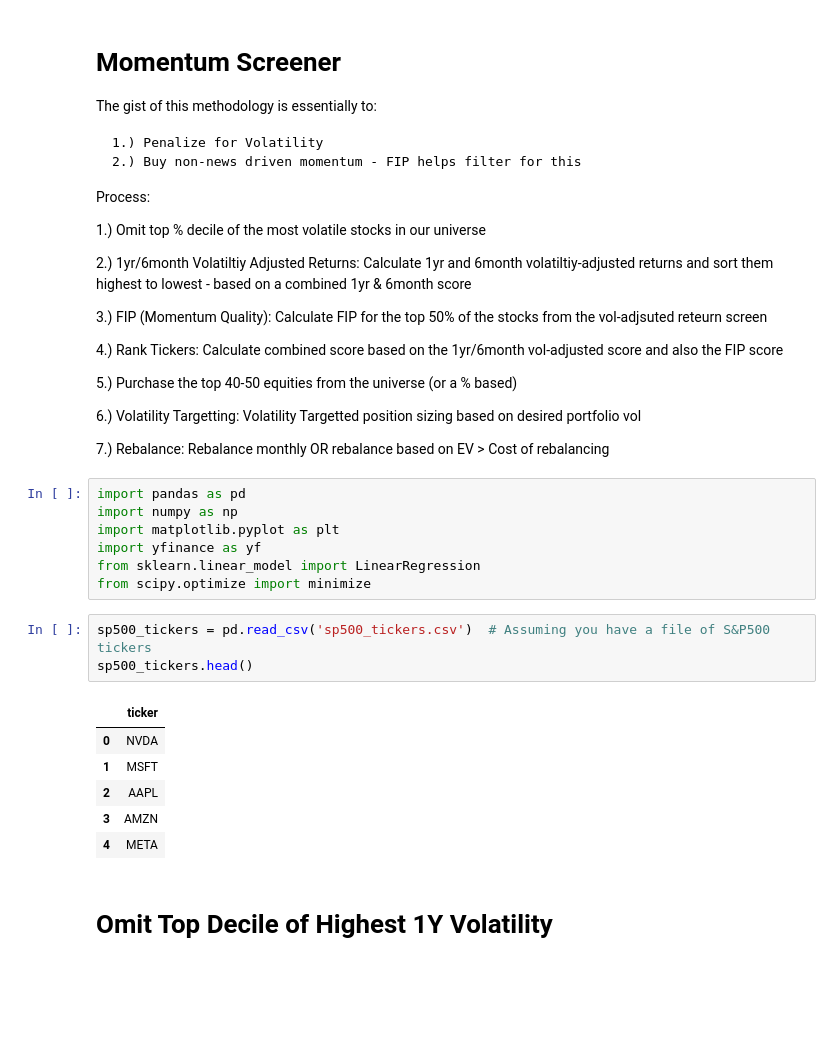
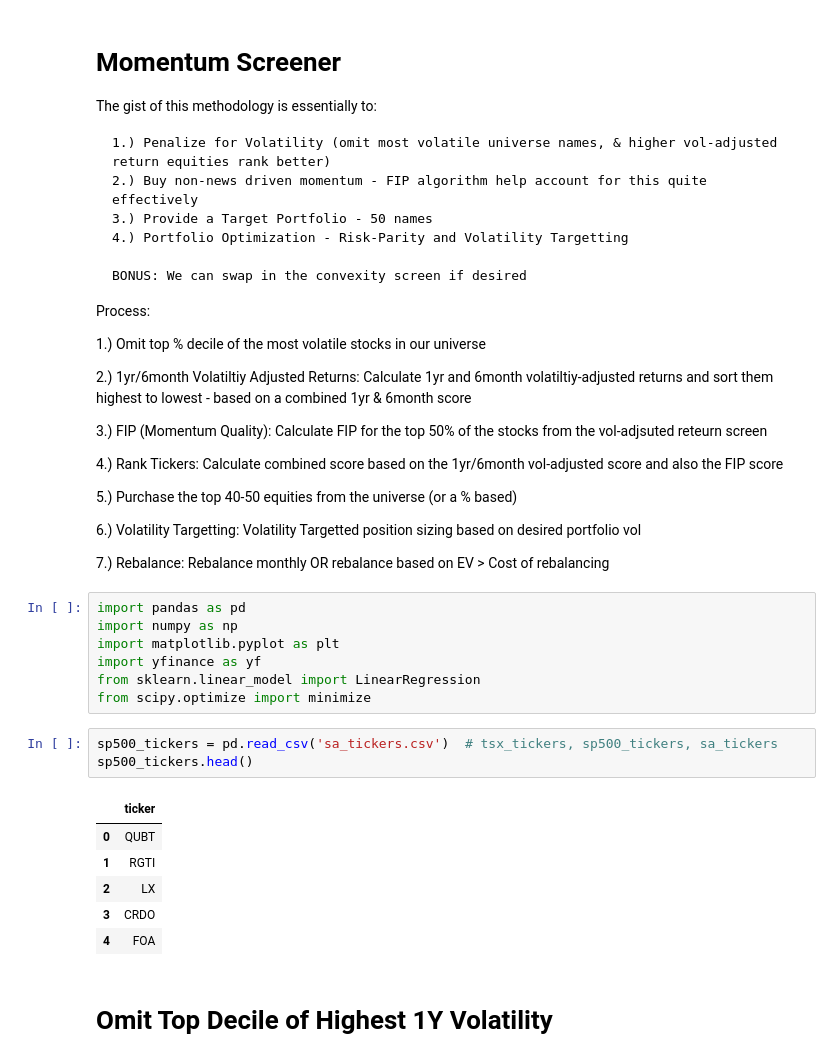
Before and after one commit to EvBiz/Momentum-Screener, a Jupyter notebook: Momentum Screener.ipynb, the cells around one changed output. Drawn from its saved outputs; the diff is of its cells as text; blank space fills up the shorter version.

```diff
--- a/Momentum Screener.ipynb
+++ b/Momentum Screener.ipynb
@@ -4,8 +4,12 @@
 
 The gist of this methodology is essentially to:
 
-    1.) Penalize for Volatility
-    2.) Buy non-news driven momentum - FIP helps filter for this
+    1.) Penalize for Volatility (omit most volatile universe names, & higher vol-adjusted return equities rank better)
+    2.) Buy non-news driven momentum - FIP algorithm help account for this quite effectively
+    3.) Provide a Target Portfolio - 50 names
+    4.) Portfolio Optimization - Risk-Parity and Volatility Targetting
+
+    BONUS: We can swap in the convexity screen if desired
 
 
 Process:
@@ -31,15 +35,15 @@ import yfinance as yf
 from sklearn.linear_model import LinearRegression
 from scipy.optimize import minimize
 # %%
-sp500_tickers = pd.read_csv('sp500_tickers.csv')  # Assuming you have a file of S&P500 tickers
+sp500_tickers = pd.read_csv('sa_tickers.csv')  # tsx_tickers, sp500_tickers, sa_tickers
 sp500_tickers.head()
 # %% [output]
 |  | ticker |
-| 0 | NVDA |
-| 1 | MSFT |
-| 2 | AAPL |
-| 3 | AMZN |
-| 4 | META |
+| 0 | QUBT |
+| 1 | RGTI |
+| 2 | LX |
+| 3 | CRDO |
+| 4 | FOA |
 # %% [markdown]
 # Omit Top Decile of Highest 1Y Volatility
 # %%
```
Also changed, not shown: parts of 21 cells of this notebook.
